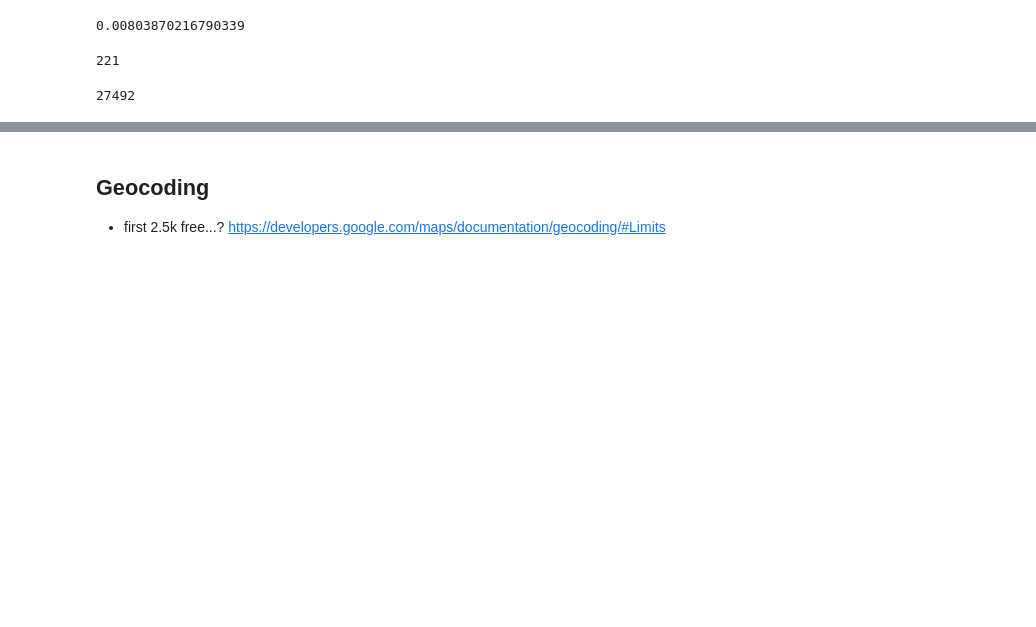
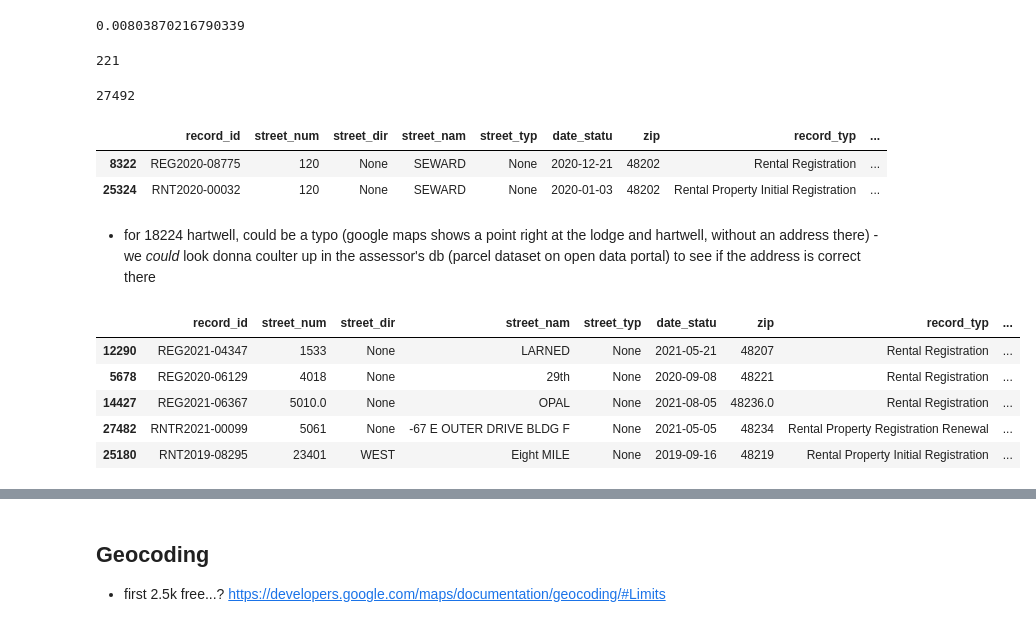
Before and after one commit to gperrin12/detroit_validate_address, a Jupyter notebook: experiments/detroit_project5_validate_address.ipynb, the cells around one changed output, grey strips where cells are left out. Cells and saved outputs as stored; diff of their text form; code cells hidden in the pictures; blank space fills up the shorter version.

Commit message:
feat: add rental notes
adding rental dataset
notes

```diff
--- a/experiments/detroit_project5_validate_address.ipynb
+++ b/experiments/detroit_project5_validate_address.ipynb
@@ -228,3 +239,20 @@ len(rental_gdf[rental_gdf['geometry'].isna()])
 len(rental_gdf)
 # %% [output]
 27492
+# %%
+rental_gdf[(rental_gdf['street_num']=='120') & (rental_gdf['street_nam']=='SEWARD')]
+# %% [output]
+|  | record_id | street_num | street_dir | street_nam | street_typ | date_statu | zip | record_typ | ... |
+| 8322 | REG2020-08775 | 120 | None | SEWARD | None | 2020-12-21 | 48202 | Rental Registration | ... |
+| 25324 | RNT2020-00032 | 120 | None | SEWARD | None | 2020-01-03 | 48202 | Rental Property Initial Registration | ... |
+# %% [markdown]
+- for 18224 hartwell, could be a typo (google maps shows a point right at the lodge and hartwell, without an address there) - we _could_ look donna coulter up in the assessor's db (parcel dataset on open data portal) to see if the address is correct there
+# %%
+rental_gdf[rental_gdf['geometry'].isna()].sample(5)
+# %% [output]
+|  | record_id | street_num | street_dir | street_nam | street_typ | date_statu | zip | record_typ | ... |
+| 12290 | REG2021-04347 | 1533 | None | LARNED | None | 2021-05-21 | 48207 | Rental Registration | ... |
+| 5678 | REG2020-06129 | 4018 | None | 29th | None | 2020-09-08 | 48221 | Rental Registration | ... |
+| 14427 | REG2021-06367 | 5010.0 | None | OPAL | None | 2021-08-05 | 48236.0 | Rental Registration | ... |
+| 27482 | RNTR2021-00099 | 5061 | None | -67 E OUTER DRIVE BLDG F | None | 2021-05-05 | 48234 | Rental Property Registration Renewal | ... |
+| 25180 | RNT2019-08295 | 23401 | WEST | Eight MILE | None | 2019-09-16 | 48219 | Rental Property Initial Registration | ... |
```
Also changed, not shown: parts of 12 cells of this notebook.
